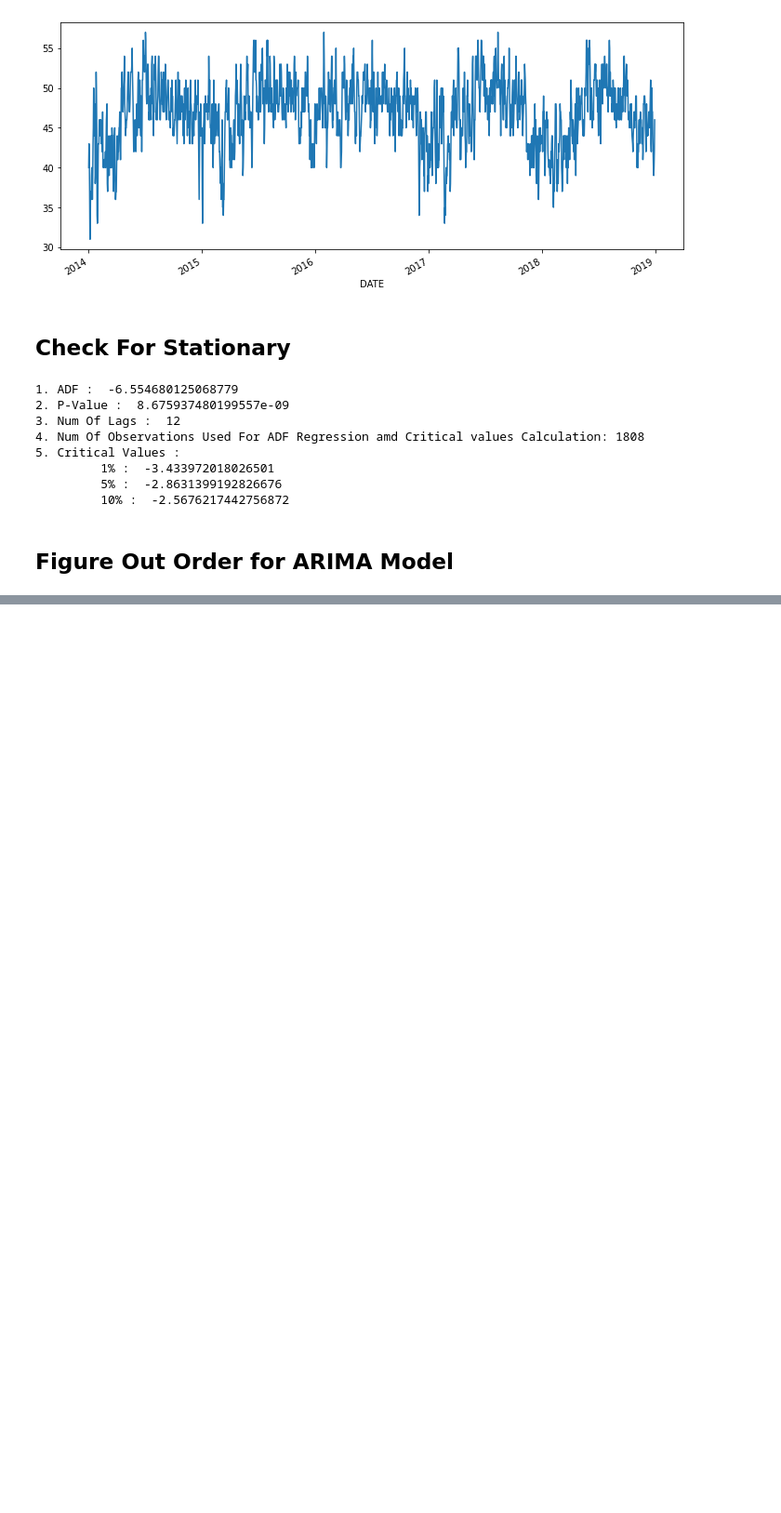
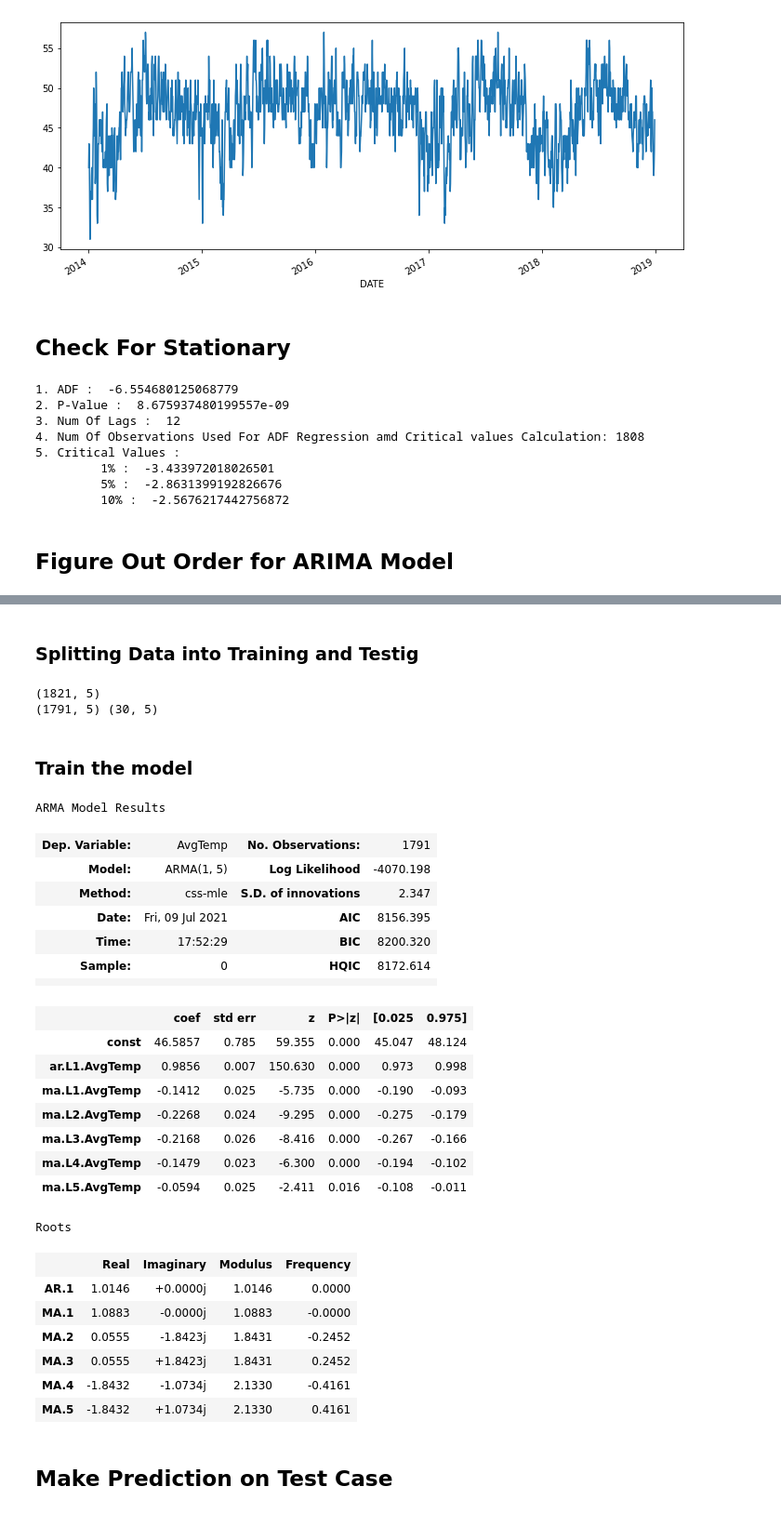
Before and after one commit to Garvit-01/Temperature-Prediction, a Jupyter notebook: file.ipynb, the cells around one changed output, grey strips where cells are left out. Shown at 93% size. Drawn from its saved outputs; the diff is of its cells as text; code cells hidden in the pictures; blank space fills up the shorter version.

```diff
--- a/file.ipynb
+++ b/file.ipynb
@@ -79,0 +126,43 @@ warnings.filterwarnings("ignore")
+# %% [markdown]
+### Splitting Data into Training and Testig
+# %%
+print(df.shape)
+train=df.iloc[:-30]
+test=df.iloc[-30:]
+print(train.shape,test.shape)
+# %% [output]
+(1821, 5)
+(1791, 5) (30, 5)
+# %% [markdown]
+### Train the model
+# %%
+model = ARIMA(train['AvgTemp'], order=(1,0,5))
+model = model.fit()
+model.summary()
+# %% [output]
+ARMA Model Results
+| Dep. Variable: | AvgTemp | No. Observations: | 1791 |
+| Model: | ARMA(1, 5) | Log Likelihood | -4070.198 |
+| Method: | css-mle | S.D. of innovations | 2.347 |
+| Date: | Fri, 09 Jul 2021 | AIC | 8156.395 |
+| Time: | 17:52:29 | BIC | 8200.320 |
+| Sample: | 0 | HQIC | 8172.614 |
+|  |  |  |  |
+|  | coef | std err | z | P>|z| | [0.025 | 0.975] |
+| const | 46.5857 | 0.785 | 59.355 | 0.000 | 45.047 | 48.124 |
+| ar.L1.AvgTemp | 0.9856 | 0.007 | 150.630 | 0.000 | 0.973 | 0.998 |
+| ma.L1.AvgTemp | -0.1412 | 0.025 | -5.735 | 0.000 | -0.190 | -0.093 |
+| ma.L2.AvgTemp | -0.2268 | 0.024 | -9.295 | 0.000 | -0.275 | -0.179 |
+| ma.L3.AvgTemp | -0.2168 | 0.026 | -8.416 | 0.000 | -0.267 | -0.166 |
+| ma.L4.AvgTemp | -0.1479 | 0.023 | -6.300 | 0.000 | -0.194 | -0.102 |
+| ma.L5.AvgTemp | -0.0594 | 0.025 | -2.411 | 0.016 | -0.108 | -0.011 |
+Roots
+|  | Real | Imaginary | Modulus | Frequency |
+| AR.1 | 1.0146 | +0.0000j | 1.0146 | 0.0000 |
+| MA.1 | 1.0883 | -0.0000j | 1.0883 | -0.0000 |
+| MA.2 | 0.0555 | -1.8423j | 1.8431 | -0.2452 |
+| MA.3 | 0.0555 | +1.8423j | 1.8431 | 0.2452 |
+| MA.4 | -1.8432 | -1.0734j | 2.1330 | -0.4161 |
+| MA.5 | -1.8432 | +1.0734j | 2.1330 | 0.4161 |
+# %% [markdown]
+## Make Prediction on Test Case
```
Also changed, not shown: parts of 3 cells of this notebook.
